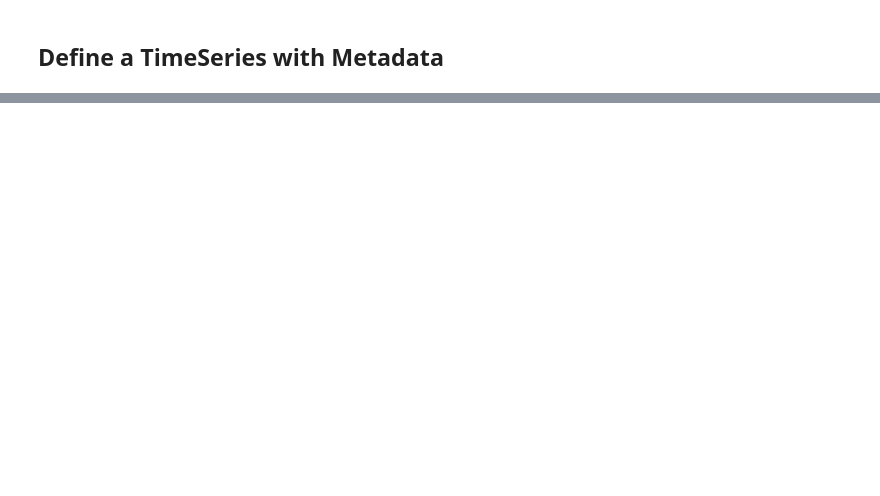
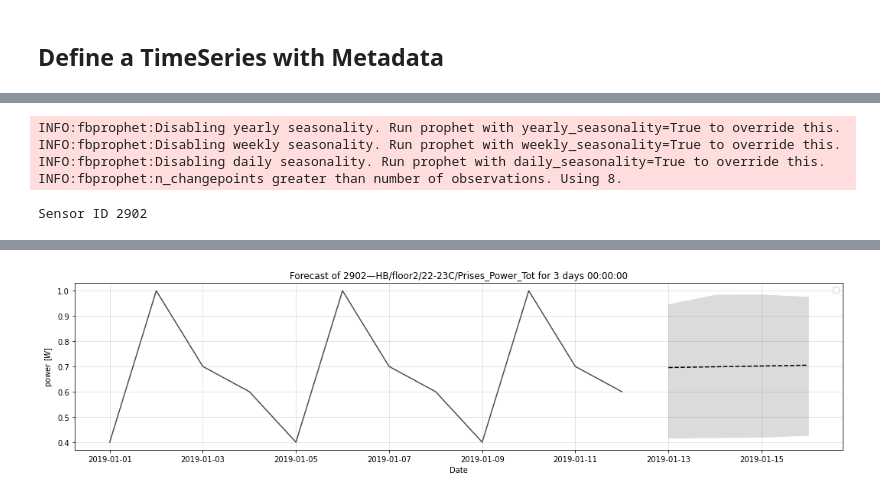
Before and after one commit to timeatlas-dev/timeatlas, a Jupyter notebook: docs/getting_started/2_introduction.ipynb, the cells around one changed output, grey strips where cells are left out. Drawn from its saved outputs; the diff is of its cells as text; code cells hidden in the pictures; blank space fills up the shorter version.

Commit message:
Add multivariate features and improved plots

```diff
--- a/docs/getting_started/2_introduction.ipynb
+++ b/docs/getting_started/2_introduction.ipynb
@@ -10,8 +11,7 @@ The two essential components are a Pandas Series and a DatetimeIndex
 from timeatlas import TimeSeries
 from pandas import Series, DatetimeIndex
 
-index = DatetimeIndex(['2019-01-01', '2019-01-02', '2019-01-03', '2019-01-04'])
-my_series = Series([0.4, 1.0, 0.7, 0.6], index=index)
+index = DatetimeIndex(['2019-01-01', '2019-01-02', '2019-01-03', '2019-01-04','2019-01-05', '2019-01-06', '2019-01-07', '2019-01-08','2019-01-09', '2019-01-10', '2019-01-11', '2019-01-12'])
+my_series = Series([0.4, 1.0, 0.7, 0.6, 0.4, 1.0, 0.7, 0.6, 0.4, 1.0, 0.7, 0.6], index=index)
 
 ts = TimeSeries(my_series)
-ts
@@ -42,7 +72,7 @@ my_dict = {
     "unit": my_unit,
     "sensor": my_sensor,
     "location": my_location,
-    "coordinates": my_coordinates
+    "coordinates": my_coords
 }
 
 # Create the Metadata object
@@ -74,6 +113,15 @@ Some definitions:
 # %%
 m = models.Prophet()
 # %%
-m.fit(ts)
+m.fit(ts_meta)
+# %% [output]
+INFO:fbprophet:Disabling yearly seasonality. Run prophet with yearly_seasonality=True to override this.
+INFO:fbprophet:Disabling weekly seasonality. Run prophet with weekly_seasonality=True to override this.
+INFO:fbprophet:Disabling daily seasonality. Run prophet with daily_seasonality=True to override this.
+INFO:fbprophet:n_changepoints greater than number of observations. Using 8.
+# %%
+ts_meta.metadata["sensor"]
+# %% [output]
+Sensor ID 2902
 # %%
 Y_hat = m.predict('4 days')
@@ -82,0 +128,5 @@ Y_hat.plot()
+# %%
+from timeatlas import plots
+
+plots.prediction(m.X_train, Y_hat)
+# %% [output]
@@ -82,0 +134 @@ Y_hat.plot()
+[figure, added]
```
Also changed, not shown: parts of 16 cells of this notebook, 12 other files.
